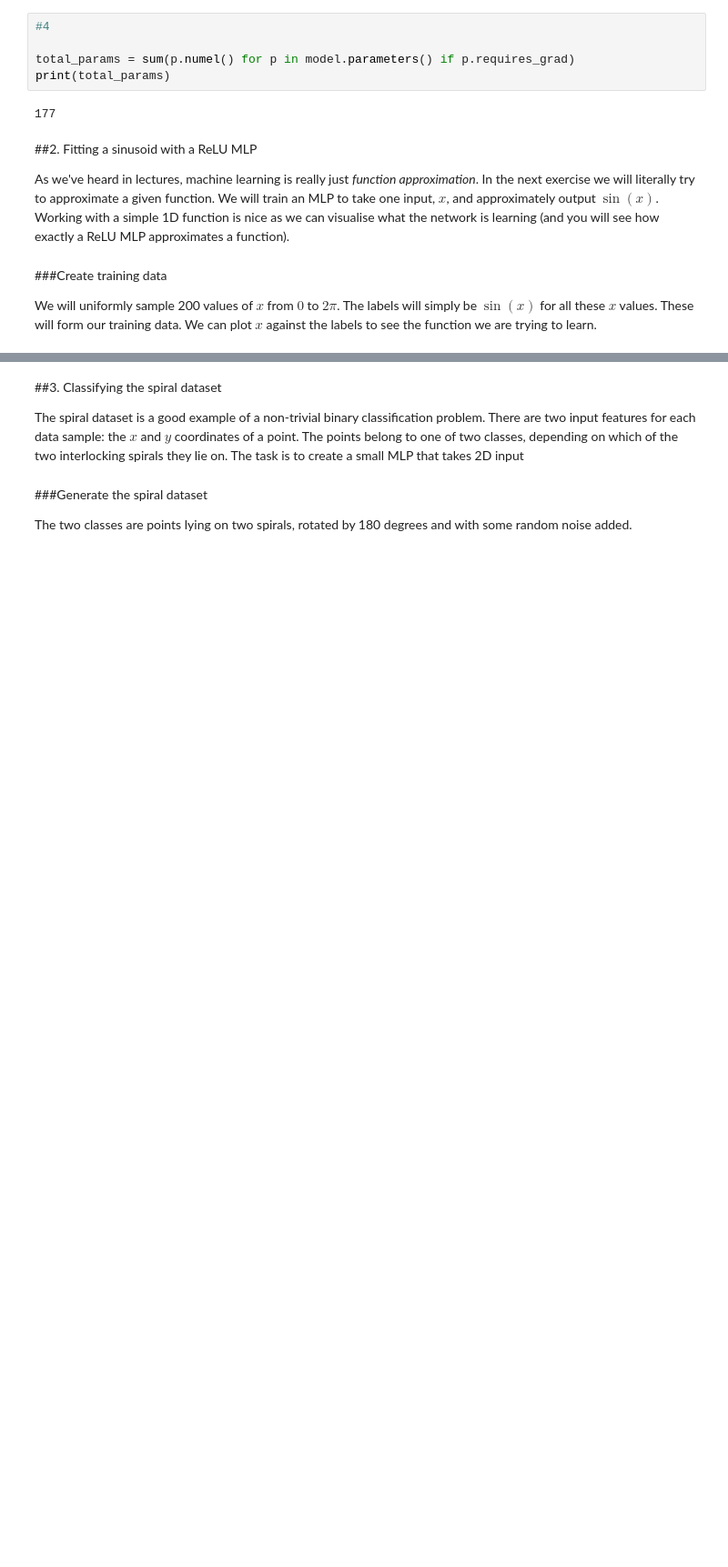
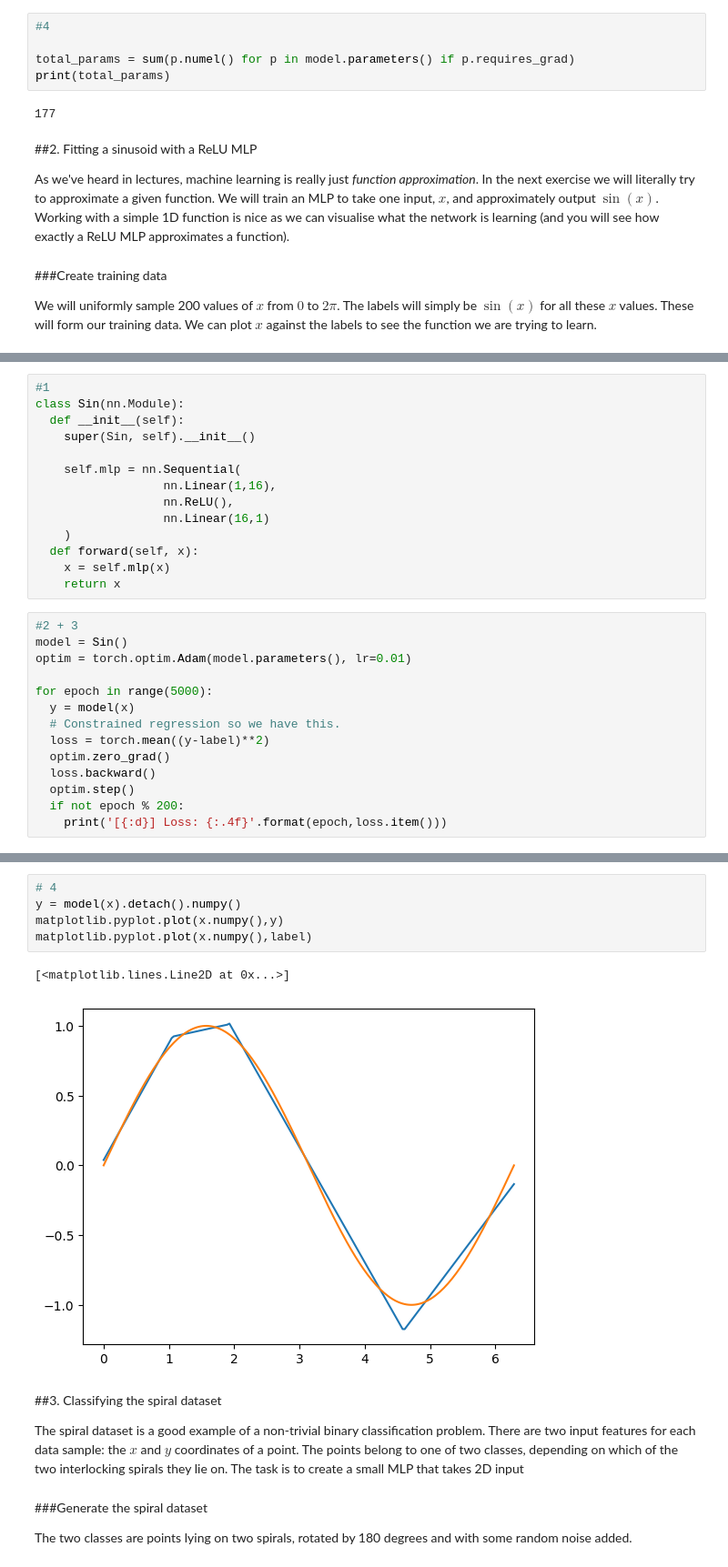
Before and after one commit to mistryvivek/AutoF1-RNN-Race-Simulator, a Jupyter notebook: PADL_Week7.ipynb, the cells around one changed output, grey strips where cells are left out. Shown at 91% size. Saved outputs shown, nothing was run; the diff lists cells and outputs as text; blank space fills up the shorter version.

```diff
--- a/PADL_Week7.ipynb
+++ b/PADL_Week7.ipynb
@@ -281,0 +299,28 @@ matplotlib.pyplot.plot(x,label)
+# %%
+#1
+class Sin(nn.Module):
+  def __init__(self):
+    super(Sin, self).__init__()
+
+    self.mlp = nn.Sequential(
+                  nn.Linear(1,16),
+                  nn.ReLU(),
+                  nn.Linear(16,1)
+    )
+  def forward(self, x):
+    x = self.mlp(x)
+    return x
+# %%
+#2 + 3
+model = Sin()
+optim = torch.optim.Adam(model.parameters(), lr=0.01)
+
+for epoch in range(5000):
+  y = model(x)
+  # Constrained regression so we have this.
+  loss = torch.mean((y-label)**2)
+  optim.zero_grad()
+  loss.backward()
+  optim.step()
+  if not epoch % 200:
+    print('[{:d}] Loss: {:.4f}'.format(epoch,loss.item()))
@@ -282,3 +345,11 @@ matplotlib.pyplot.plot(x,label)
+# %%
+# 4
+y = model(x).detach().numpy()
+matplotlib.pyplot.plot(x.numpy(),y)
+matplotlib.pyplot.plot(x.numpy(),label)
+# %% [output]
+[<matplotlib.lines.Line2D at 0x...>]
+[figure, added]
 # %% [markdown]
 ##3. Classifying the spiral dataset
 
```
Also changed, not shown: parts of 13 cells of this notebook.
